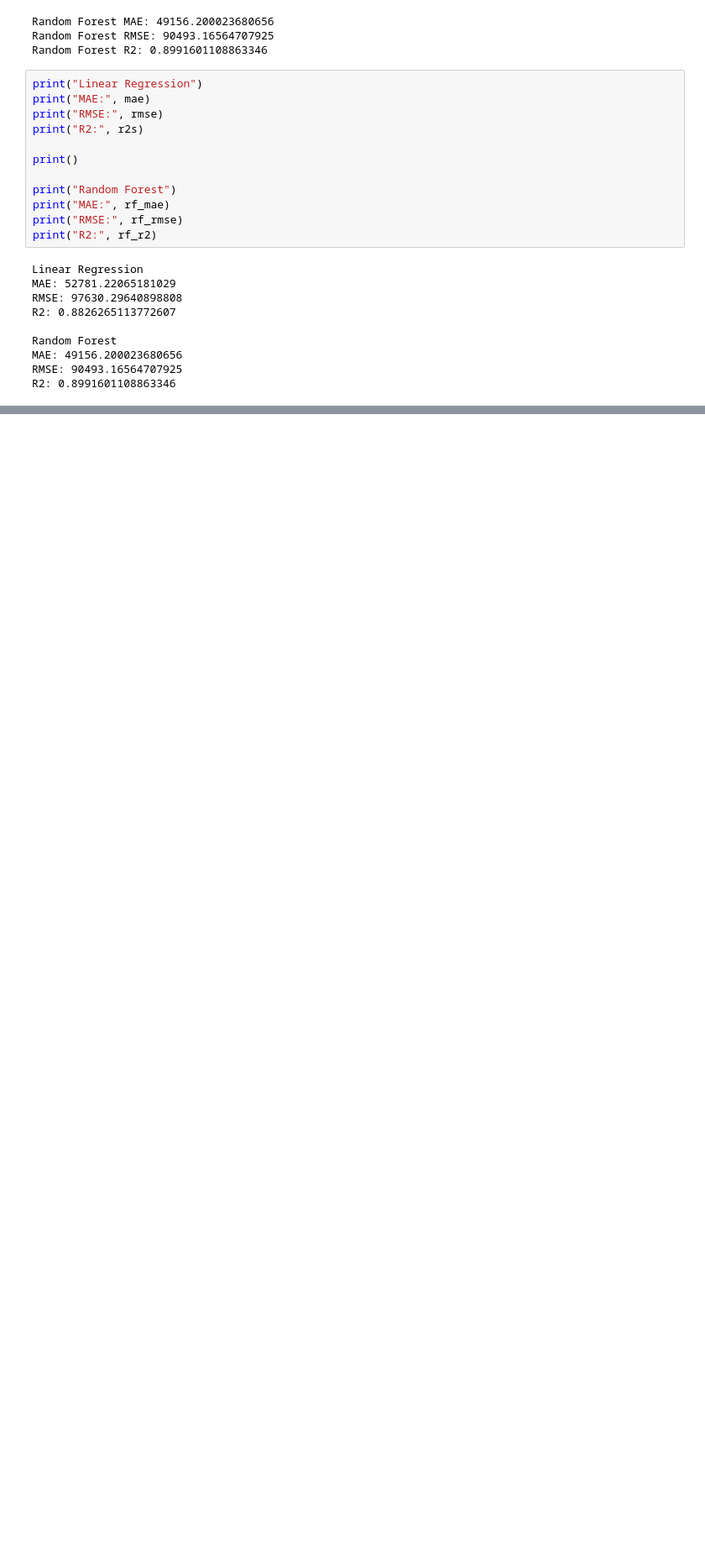
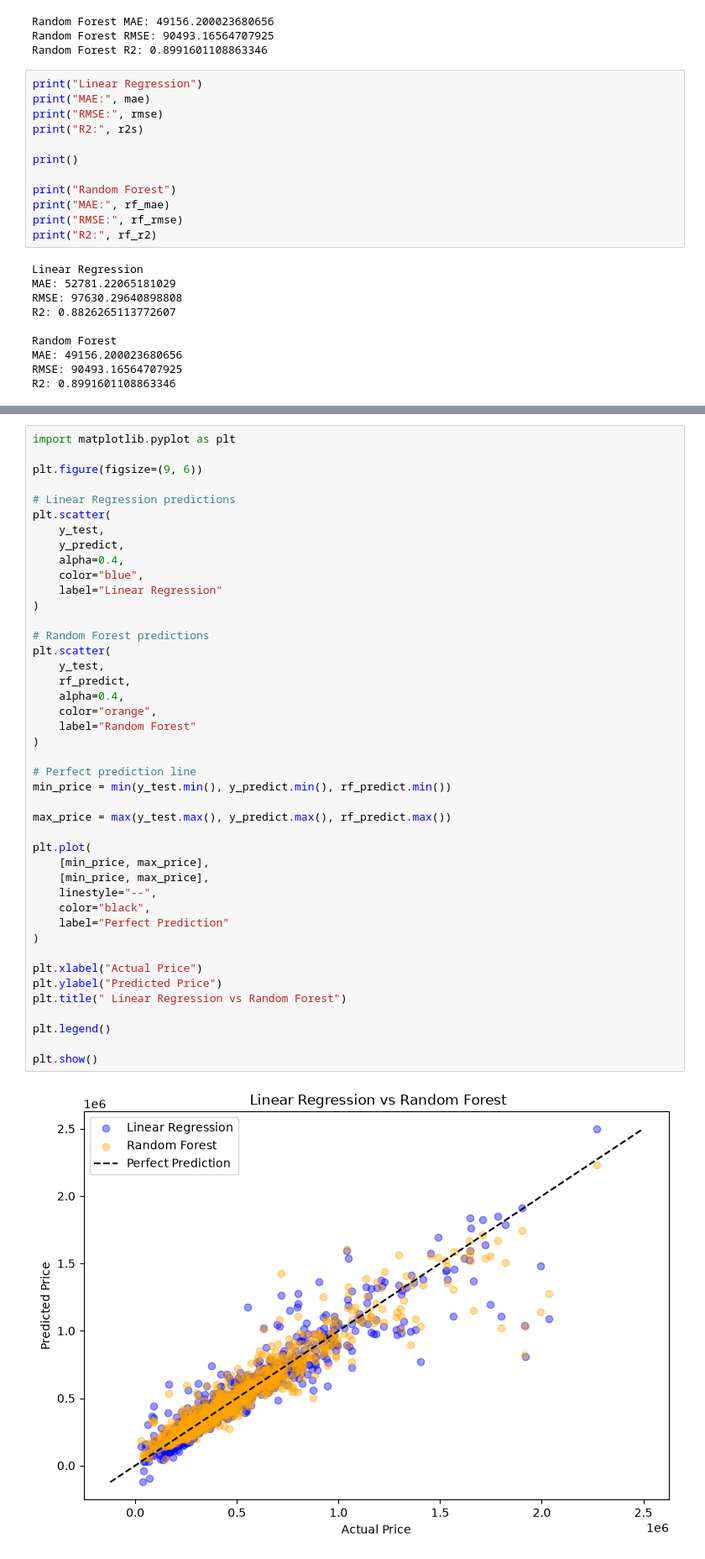
Before and after one commit to Darshaannn/Smart-Deal, a Jupyter notebook: Untitled-1.ipynb, the cells around one changed output, grey strips where cells are left out. Shown at 84% size. Drawn from its saved outputs; the diff is of its cells as text; blank space fills up the shorter version.

```diff
--- a/Untitled-1.ipynb
+++ b/Untitled-1.ipynb
@@ -368,0 +680,45 @@ R2: 0.8991601108863346
+# %%
+import matplotlib.pyplot as plt
+
+plt.figure(figsize=(9, 6))
+
+# Linear Regression predictions
+plt.scatter(
+    y_test,
+    y_predict,
+    alpha=0.4,
+    color="blue",
+    label="Linear Regression"
+)
+
+# Random Forest predictions
+plt.scatter(
+    y_test,
+    rf_predict,
+    alpha=0.4,
+    color="orange",
+    label="Random Forest"
+)
+
+# Perfect prediction line
+min_price = min(y_test.min(), y_predict.min(), rf_predict.min())
+
+max_price = max(y_test.max(), y_predict.max(), rf_predict.max())
+
+plt.plot(
+    [min_price, max_price],
+    [min_price, max_price],
+    linestyle="--",
+    color="black",
+    label="Perfect Prediction"
+)
+
+plt.xlabel("Actual Price")
+plt.ylabel("Predicted Price")
+plt.title(" Linear Regression vs Random Forest")
+
+plt.legend()
+
+plt.show()
+# %% [output]
+[figure, added]
```
Also changed, not shown: parts of 30 cells of this notebook, 2 other files.
